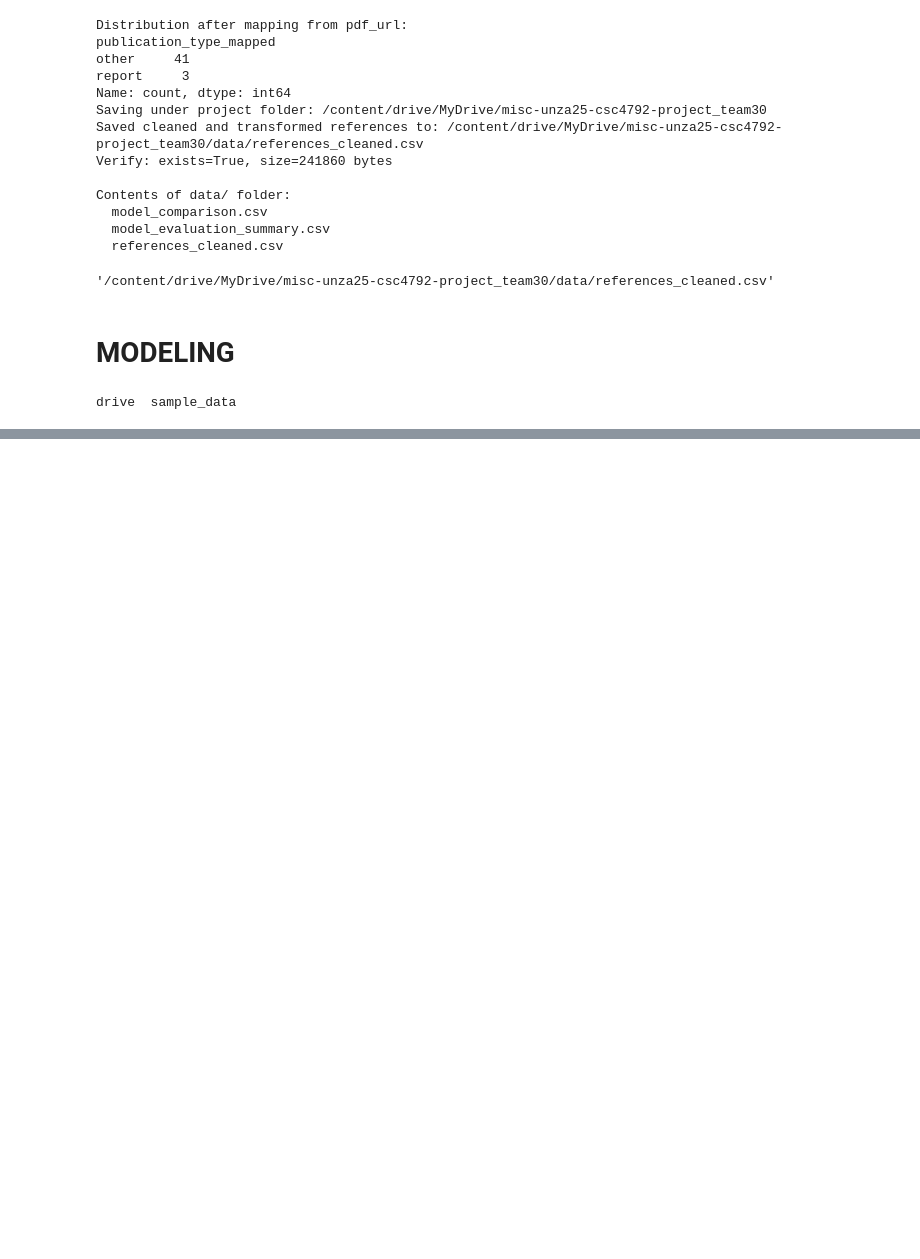
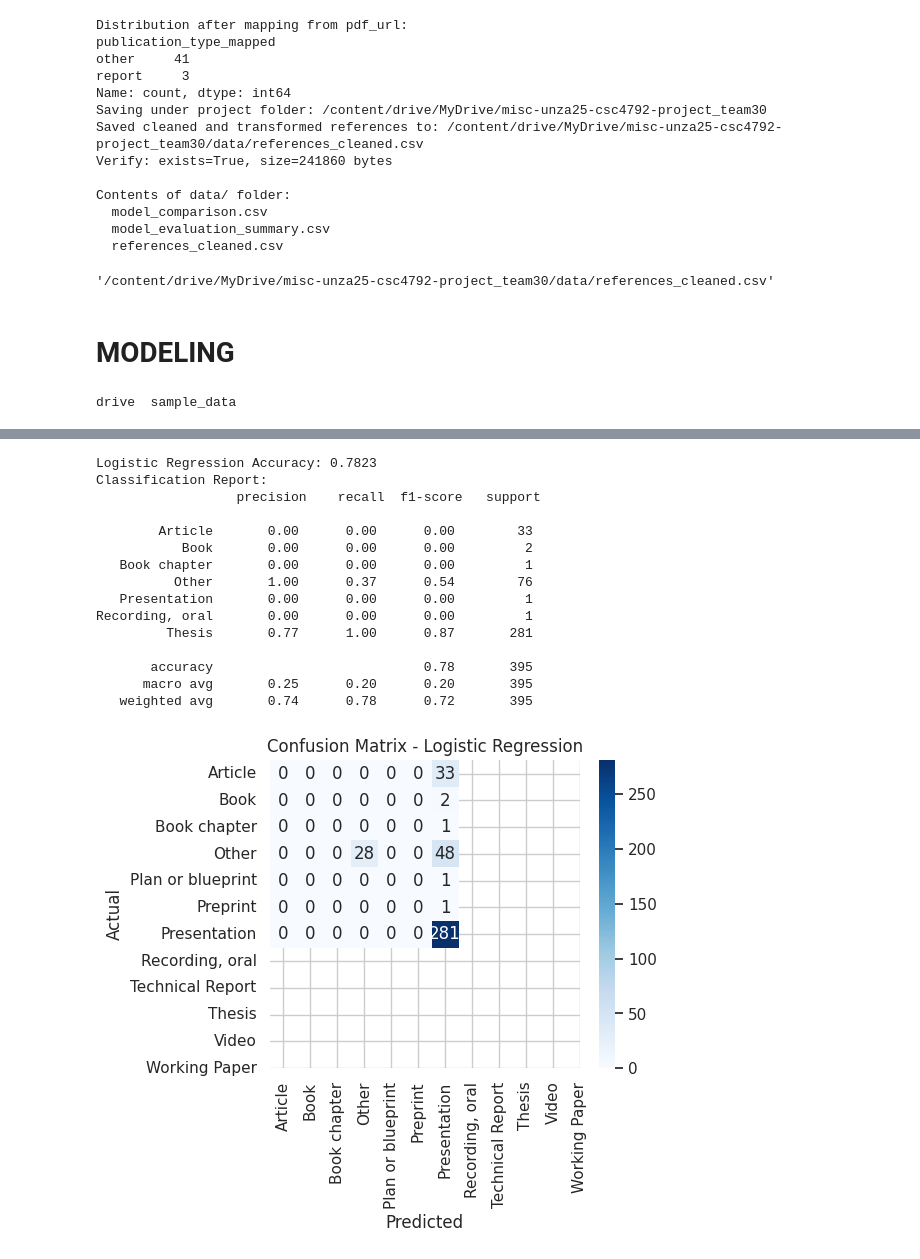
Before and after one commit to msimuko/code-unza25-csc4792-project_team_30, a Jupyter notebook: code_unza25_csc4792_project_team_30_notebook.ipynb, the cells around one changed output, grey strips where cells are left out. Drawn from its saved outputs; the diff is of its cells as text; code cells hidden in the pictures; blank space fills up the shorter version.

```diff
--- a/code_unza25_csc4792_project_team_30_notebook.ipynb
+++ b/code_unza25_csc4792_project_team_30_notebook.ipynb
@@ -1085,0 +1199,9 @@ for ref, pred in results[:10]:  # show first 10 for brevity
+# %%
+df_clean = df[['title', 'type']].dropna()
+df_clean['cleaned_title'] = df_clean['title'].apply(clean_text)
+
+print("Sample of cleaned data:")
+print(df_clean.head())
+
+X = df_clean['cleaned_title']
+y = df_clean['type']
@@ -1085,0 +1223,42 @@ for ref, pred in results[:10]:  # show first 10 for brevity
+# %%
+vectorizer = TfidfVectorizer(stop_words='english', max_features=5000)
+X_vectorized = vectorizer.fit_transform(X)
+
+X_train, X_test, y_train, y_test = train_test_split(
+    X_vectorized, y, test_size=0.2, random_state=42
+)
+# %%
+lr_model = LogisticRegression(max_iter=1000)
+lr_model.fit(X_train, y_train)
+y_pred_lr = lr_model.predict(X_test)
+
+acc_lr = accuracy_score(y_test, y_pred_lr)
+print(f"Logistic Regression Accuracy: {acc_lr:.4f}")
+print("Classification Report:\n", classification_report(y_test, y_pred_lr))
+
+cm_lr = confusion_matrix(y_test, y_pred_lr)
+plt.figure(figsize=(5,4))
+sns.heatmap(cm_lr, annot=True, fmt="d", cmap="Blues",
+            xticklabels=lr_model.classes_,
+            yticklabels=lr_model.classes_)
+plt.title("Confusion Matrix - Logistic Regression")
+plt.xlabel("Predicted")
+plt.ylabel("Actual")
+plt.show()
+# %% [output]
+Logistic Regression Accuracy: 0.7823
+Classification Report:
+                  precision    recall  f1-score   support
+
+        Article       0.00      0.00      0.00        33
+           Book       0.00      0.00      0.00         2
+   Book chapter       0.00      0.00      0.00         1
+          Other       1.00      0.37      0.54        76
+   Presentation       0.00      0.00      0.00         1
+Recording, oral       0.00      0.00      0.00         1
+         Thesis       0.77      1.00      0.87       281
+
+       accuracy                           0.78       395
+      macro avg       0.25      0.20      0.20       395
+   weighted avg       0.74      0.78      0.72       395
+[figure, added]
```
Also changed, not shown: parts of 19 cells of this notebook.
